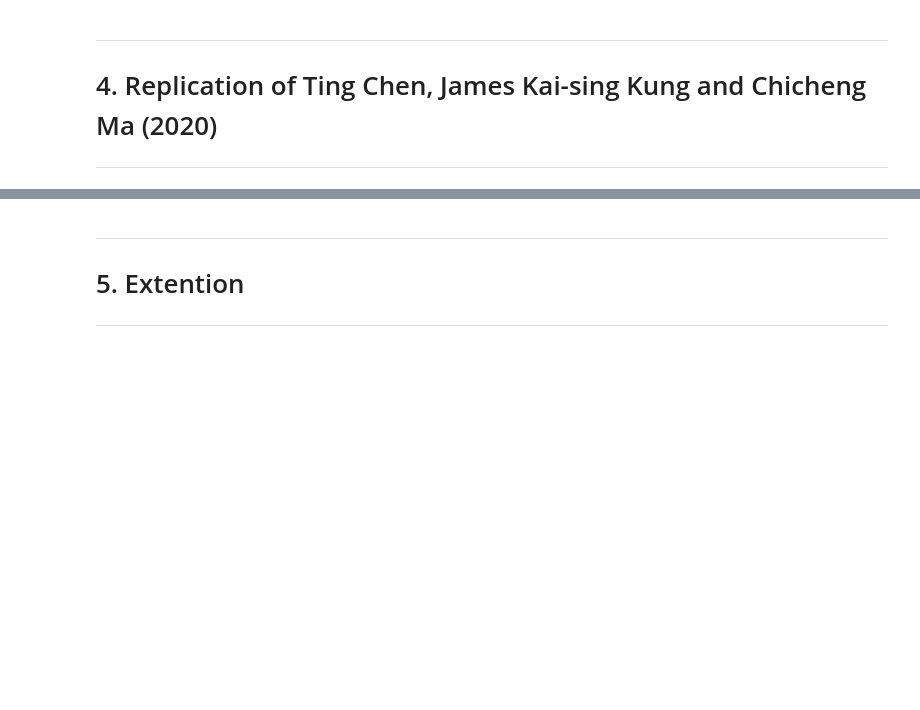
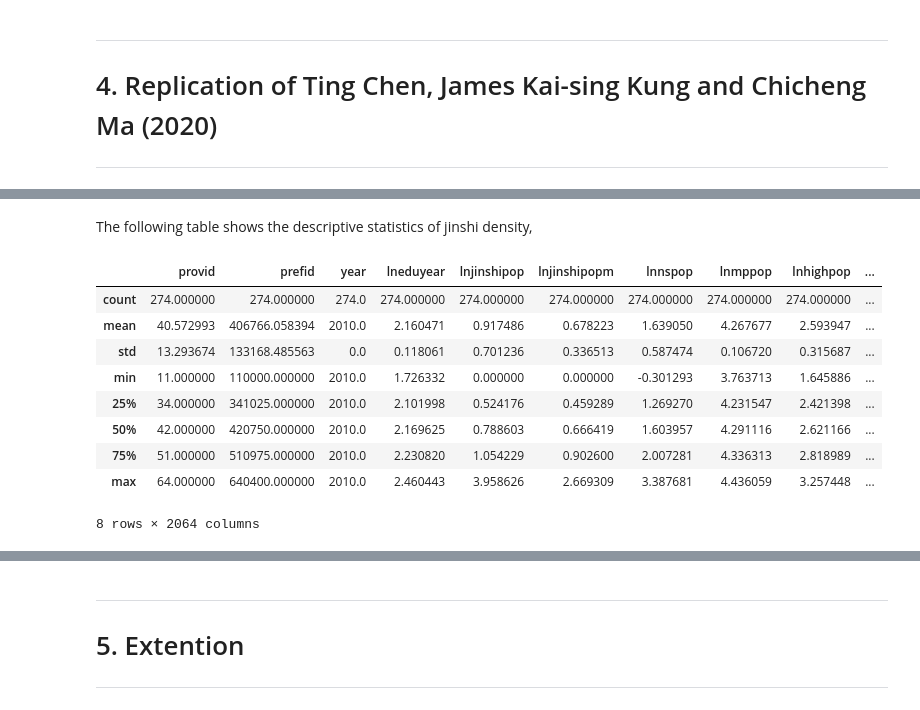
Before and after one commit to Mengxi-20/ose-data-science-course-project-Mengxi-20, a Jupyter notebook: replication-notebook.ipynb, the cells around one changed output, grey strips where cells are left out. Drawn from its saved outputs; the diff is of its cells as text; code cells hidden in the pictures; blank space fills up the shorter version.

```diff
--- a/replication-notebook.ipynb
+++ b/replication-notebook.ipynb
@@ -127,0 +147,18 @@ To obtain the data of key explanatory variable
+# %% [markdown]
+The following table shows the descriptive statistics of jinshi density,
+# %%
+data = pd.read_csv('/Users/mxx/Desktop/21夏季学期/3. Studium/SS 21/Microeconometrics/Project/Long live Keju/Code/census10_final.csv')
+data = pd.DataFrame(data)
+# %%
+data.describe()
+# %% [output]
+|  | provid | prefid | year | lneduyear | lnjinshipop | lnjinshipopm | lnnspop | lnmppop | lnhighpop | ... |
+| count | 274.000000 | 274.000000 | 274.0 | 274.000000 | 274.000000 | 274.000000 | 274.000000 | 274.000000 | 274.000000 | ... |
+| mean | 40.572993 | 406766.058394 | 2010.0 | 2.160471 | 0.917486 | 0.678223 | 1.639050 | 4.267677 | 2.593947 | ... |
+| std | 13.293674 | 133168.485563 | 0.0 | 0.118061 | 0.701236 | 0.336513 | 0.587474 | 0.106720 | 0.315687 | ... |
+| min | 11.000000 | 110000.000000 | 2010.0 | 1.726332 | 0.000000 | 0.000000 | -0.301293 | 3.763713 | 1.645886 | ... |
+| 25% | 34.000000 | 341025.000000 | 2010.0 | 2.101998 | 0.524176 | 0.459289 | 1.269270 | 4.231547 | 2.421398 | ... |
+| 50% | 42.000000 | 420750.000000 | 2010.0 | 2.169625 | 0.788603 | 0.666419 | 1.603957 | 4.291116 | 2.621166 | ... |
+| 75% | 51.000000 | 510975.000000 | 2010.0 | 2.230820 | 1.054229 | 0.902600 | 2.007281 | 4.336313 | 2.818989 | ... |
+| max | 64.000000 | 640400.000000 | 2010.0 | 2.460443 | 3.958626 | 2.669309 | 3.387681 | 4.436059 | 3.257448 | ... |
+8 rows × 2064 columns
```
Also changed, not shown: parts of 6 cells of this notebook.
